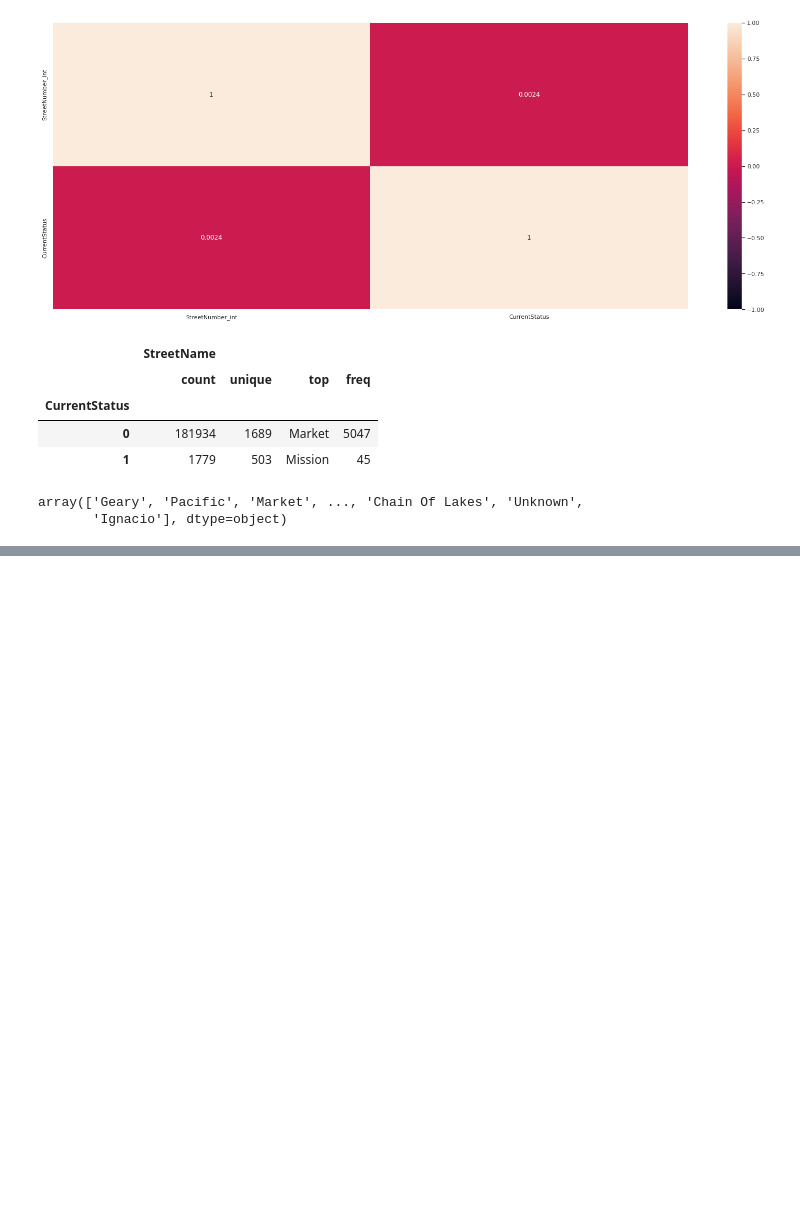
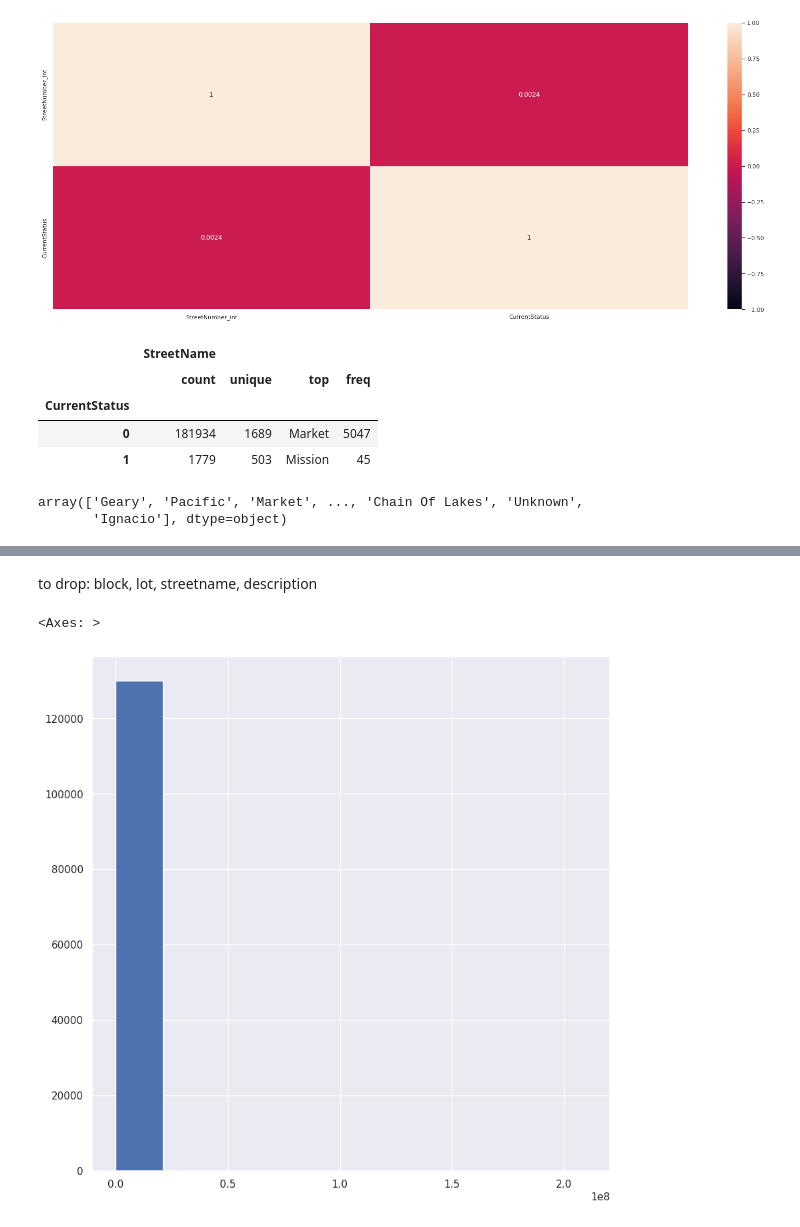
Before and after one commit to Suraba03/ml_san_francisco_permits, a Jupyter notebook: san_fancisco.ipynb, the cells around one changed output, grey strips where cells are left out. Saved outputs shown, nothing was run; the diff lists cells and outputs as text; code cells hidden in the pictures; blank space fills up the shorter version.

```diff
--- a/san_fancisco.ipynb
+++ b/san_fancisco.ipynb
@@ -381,0 +424,3 @@ df_without_nan_cols.head()
+# %%
+for c in [col for col in df3.columns if "Date" in col]:
+    df3[c] = pd.to_datetime(df3[c], format='%m/%d/%Y')
@@ -381,0 +460,3 @@ df_without_nan_cols.head()
+# %%
+for c in [col for col in df3.columns if "Date" in col]:
+    df3[c] = df3[c].values.astype(np.int64)
@@ -381,0 +492,9 @@ df_without_nan_cols.head()
+# %% [markdown]
+to drop: block, lot, streetname, description
+# %%
+df3.StreetNumber = df3.StreetNumber.astype(np.int64)
+# %%
+df3.RevisedCost.hist()
+# %% [output]
+<Axes: >
+[figure, added]
```
Also changed, not shown: parts of 60 cells of this notebook.
